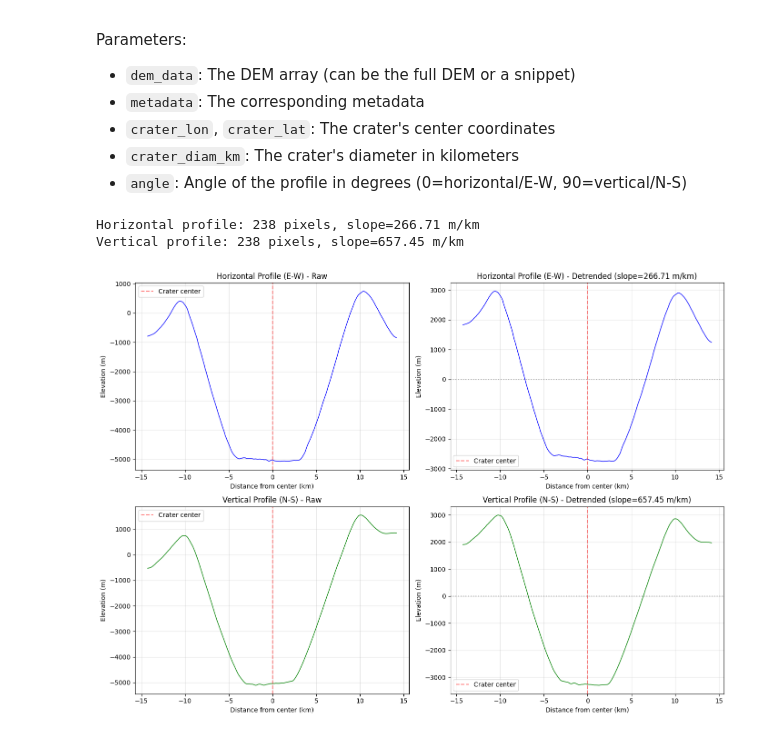
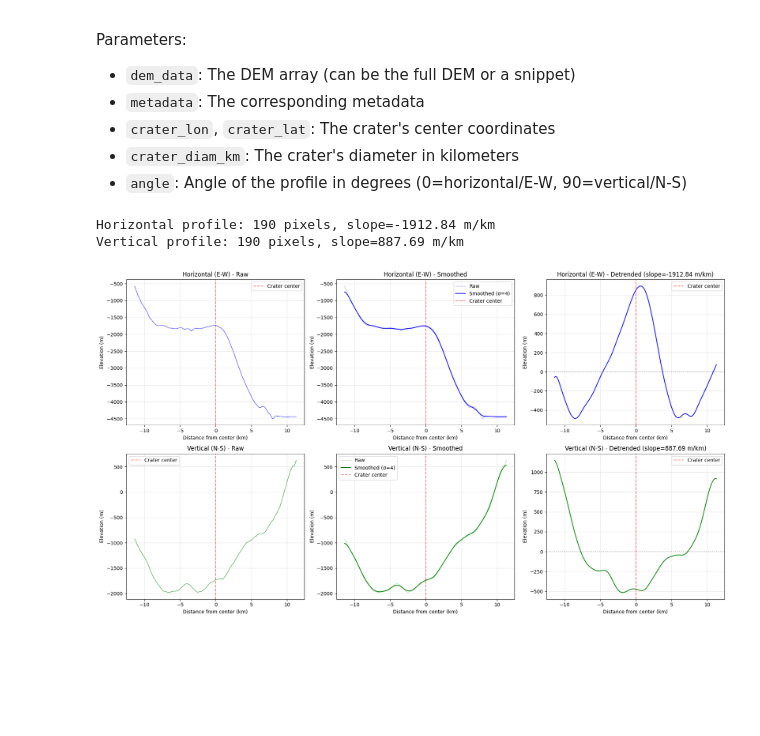
Before and after one commit to Andrew-Pick/lunar_dem_analysis, a Jupyter notebook: notebooks/exploratory_analysis.ipynb, the cells around one changed output. Saved outputs shown, nothing was run; the diff lists cells and outputs as text; code cells hidden in the pictures; blank space fills up the shorter version.

Commit message:
Added Gaussian smoothing and initial attempt at finding deepest point

```diff
--- a/notebooks/exploratory_analysis.ipynb
+++ b/notebooks/exploratory_analysis.ipynb
@@ -56,7 +57,8 @@ for index, row in craters.head(100).iterrows():
         metadata,
         crater_lon,
         crater_lat,
-        crater_diam_km
+        crater_diam_km,
+        padding_factor=1.5
     )
 
     # Create the Crater object
@@ -115,11 +117,11 @@ Parameters:
 - `crater_diam_km`: The crater's diameter in kilometers
 - `angle`: Angle of the profile in degrees (0=horizontal/E-W, 90=vertical/N-S)
 # %%
-# Import the detrending function
-from crater_analysis.analysis import detrend_profile
+# Import the analysis functions
+from crater_analysis.analysis import detrend_profile, smooth_profile
 
 # Extract profiles in both horizontal and vertical directions
-crater = crater_objects[50]
+crater = crater_objects[51]
 
 # Horizontal profile (E-W, angle=0)
 distance_h, elevation_h, pixel_coords_h = get_crater_profile(
@@ -127,7 +129,7 @@ distance_h, elevation_h, pixel_coords_h = get_crater_profile(
     crater.metadata,
     crater.global_coords['lon'],
     crater.global_coords['lat'],
-    crater_diam_km=crater.get_property('diameter_km') * 1.5,
+    crater_diam_km=crater.get_property('diameter_km') * 1,
     angle=0  # 0 degrees = horizontal (E-W)
 )
 
@@ -137,61 +139,87 @@ distance_v, elevation_v, pixel_coords_v = get_crater_profile(
     crater.metadata,
     crater.global_coords['lon'],
     crater.global_coords['lat'],
-    crater_diam_km=crater.get_property('diameter_km') * 1.5,
+    crater_diam_km=crater.get_property('diameter_km') * 1,
     angle=90  # 90 degrees = vertical (N-S)
 )
 
-# Detrend both profiles to remove regional slope
-elevation_h_detrended, slope_h, intercept_h = detrend_profile(distance_h, elevation_h)
-elevation_v_detrended, slope_v, intercept_v = detrend_profile(distance_v, elevation_v)
+# Apply Gaussian smoothing to remove small-scale noise
+# sigma controls the amount of smoothing (larger = more smoothing)
+sigma = 4  # Try values between 1-5 depending on noise level
+elevation_h_smooth = smooth_profile(elevation_h, sigma=sigma)
+elevation_v_smooth = smooth_profile(elevation_v, sigma=sigma)
+
+# Detrend the smoothed profiles to remove regional slope
+elevation_h_detrended, slope_h, intercept_h = detrend_profile(distance_h, elevation_h_smooth)
+elevation_v_detrended, slope_v, intercept_v = detrend_profile(distance_v, elevation_v_smooth)
 
 print(f"Horizontal profile: {len(elevation_h)} pixels, slope={slope_h:.2f} m/km")
 print(f"Vertical profile: {len(elevation_v)} pixels, slope={slope_v:.2f} m/km")
 
-# Plot both raw and detrended profiles
-fig, axes = plt.subplots(2, 2, figsize=(14, 10))
+# Plot raw, smoothed, and detrended profiles
+fig, axes = plt.subplots(2, 3, figsize=(18, 10))
 
 # Horizontal profile - Raw
-axes[0, 0].plot(distance_h, elevation_h, '-', linewidth=1, color='blue')
+axes[0, 0].plot(distance_h, elevation_h, '-', linewidth=1, color='blue', alpha=0.7)
 axes[0, 0].axvline(x=0, color='red', linestyle='--', alpha=0.5, label='Crater center')
 axes[0, 0].set_xlabel('Distance from center (km)')
 axes[0, 0].set_ylabel('Elevation (m)')
-axes[0, 0].set_title(f'Horizontal Profile (E-W) - Raw')
+axes[0, 0].set_title(f'Horizontal (E-W) - Raw')
 axes[0, 0].legend()
 axes[0, 0].grid(True, alpha=0.3)
 
-# Horizontal profile - Detrended
-axes[0, 1].plot(distance_h, elevation_h_detrended, '-', linewidth=1, color='blue')
+# Horizontal profile - Smoothed
+axes[0, 1].plot(distance_h, elevation_h, '-', linewidth=1, color='blue', alpha=0.3, label='Raw')
+axes[0, 1].plot(distance_h, elevation_h_smooth, '-', linewidth=1.5, color='blue', label=f'Smoothed (σ={sigma})')
 axes[0, 1].axvline(x=0, color='red', linestyle='--', alpha=0.5, label='Crater center')
-axes[0, 1].axhline(y=0, color='black', linestyle=':', alpha=0.3)
 axes[0, 1].set_xlabel('Distance from center (km)')
 axes[0, 1].set_ylabel('Elevation (m)')
-axes[0, 1].set_title(f'Horizontal Profile (E-W) - Detrended (slope={slope_h:.2f} m/km)')
+axes[0, 1].set_title(f'Horizontal (E-W) - Smoothed')
 axes[0, 1].legend()
 axes[0, 1].grid(True, alpha=0.3)
 
+# Horizontal profile - Detrended
+axes[0, 2].plot(distance_h, elevation_h_detrended, '-', linewidth=1.5, color='blue')
+axes[0, 2].axvline(x=0, color='red', linestyle='--', alpha=0.5, label='Crater center')
+axes[0, 2].axhline(y=0, color='black', linestyle=':', alpha=0.3)
+axes[0, 2].set_xlabel('Distance from center (km)')
+axes[0, 2].set_ylabel('Elevation (m)')
+axes[0, 2].set_title(f'Horizontal (E-W) - Detrended (slope={slope_h:.2f} m/km)')
+axes[0, 2].legend()
+axes[0, 2].grid(True, alpha=0.3)
+
 # Vertical profile - Raw
-axes[1, 0].plot(distance_v, elevation_v, '-', linewidth=1, color='green')
+axes[1, 0].plot(distance_v, elevation_v, '-', linewidth=1, color='green', alpha=0.7)
 axes[1, 0].axvline(x=0, color='red', linestyle='--', alpha=0.5, label='Crater center')
 axes[1, 0].set_xlabel('Distance from center (km)')
 axes[1, 0].set_ylabel('Elevation (m)')
-axes[1, 0].set_title(f'Vertical Profile (N-S) - Raw')
+axes[1, 0].set_title(f'Vertical (N-S) - Raw')
 axes[1, 0].legend()
 axes[1, 0].grid(True, alpha=0.3)
 
-# Vertical profile - Detrended
-axes[1, 1].plot(distance_v, elevation_v_detrended, '-', linewidth=1, color='green')
+# Vertical profile - Smoothed
+axes[1, 1].plot(distance_v, elevation_v, '-', linewidth=1, color='green', alpha=0.3, label='Raw')
+axes[1, 1].plot(distance_v, elevation_v_smooth, '-', linewidth=1.5, color='green', label=f'Smoothed (σ={sigma})')
 axes[1, 1].axvline(x=0, color='red', linestyle='--', alpha=0.5, label='Crater center')
-axes[1, 1].axhline(y=0, color='black', linestyle=':', alpha=0.3)
 axes[1, 1].set_xlabel('Distance from center (km)')
 axes[1, 1].set_ylabel('Elevation (m)')
-axes[1, 1].set_title(f'Vertical Profile (N-S) - Detrended (slope={slope_v:.2f} m/km)')
+axes[1, 1].set_title(f'Vertical (N-S) - Smoothed')
 axes[1, 1].legend()
 axes[1, 1].grid(True, alpha=0.3)
 
+# Vertical profile - Detrended
+axes[1, 2].plot(distance_v, elevation_v_detrended, '-', linewidth=1.5, color='green')
+axes[1, 2].axvline(x=0, color='red', linestyle='--', alpha=0.5, label='Crater center')
+axes[1, 2].axhline(y=0, color='black', linestyle=':', alpha=0.3)
+axes[1, 2].set_xlabel('Distance from center (km)')
+axes[1, 2].set_ylabel('Elevation (m)')
+axes[1, 2].set_title(f'Vertical (N-S) - Detrended (slope={slope_v:.2f} m/km)')
+axes[1, 2].legend()
+axes[1, 2].grid(True, alpha=0.3)
+
 plt.tight_layout()
 plt.show()
 # %% [output]
-Horizontal profile: 238 pixels, slope=266.71 m/km
-Vertical profile: 238 pixels, slope=657.45 m/km
+Horizontal profile: 190 pixels, slope=-1912.84 m/km
+Vertical profile: 190 pixels, slope=887.69 m/km
-[figure, old version]
+[figure, new version]
```
Also changed, not shown: parts of 3 cells of this notebook, 1 other file.
